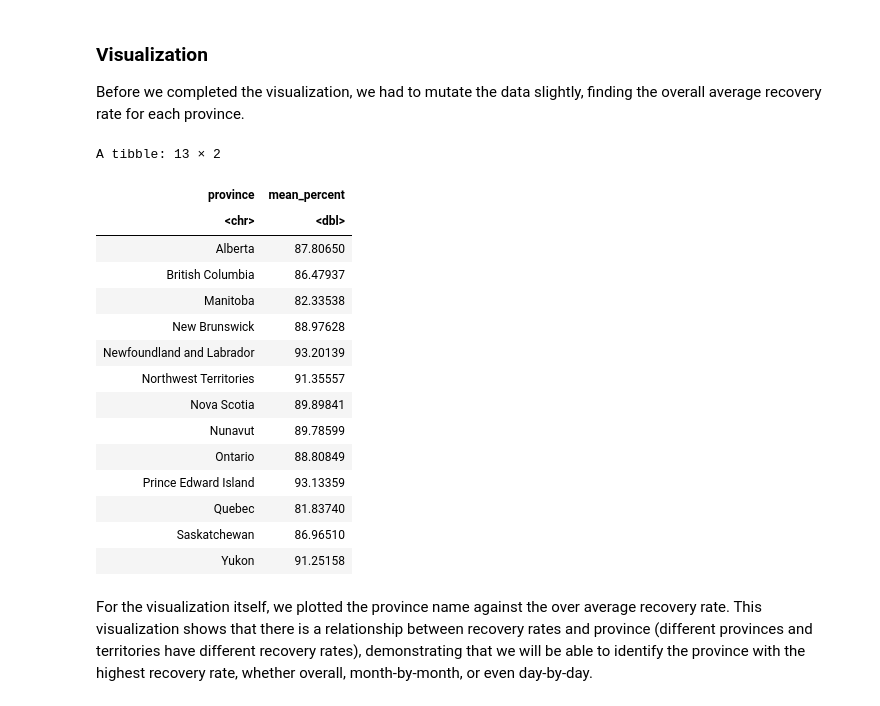
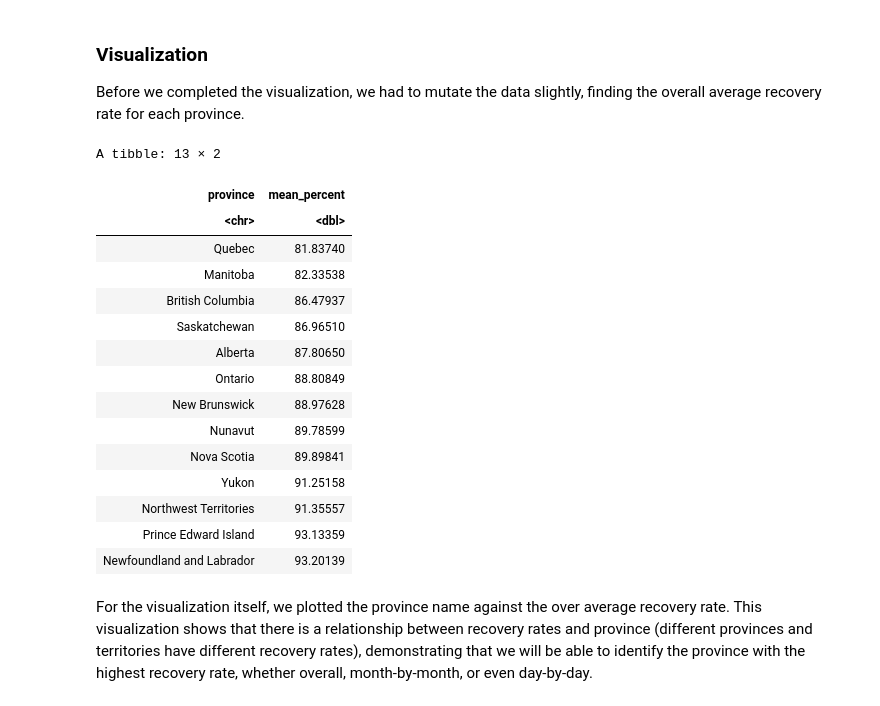
Before and after one commit to mikcblue7/dsci-100-project-group2, a Jupyter notebook: Group-2-Proposal.ipynb, the cells around one changed output. Saved outputs shown, nothing was run; the diff lists cells and outputs as text; code cells hidden in the pictures.

```diff
--- a/Group-2-Proposal.ipynb
+++ b/Group-2-Proposal.ipynb
@@ -192,29 +213,30 @@ Before we completed the visualization, we had to mutate the data slightly, findi
 # %%
 options(repr.plot.width = 10, repr.plot.height = 8)
 options(repr.matrix.max.rows = 15)
 recover_table <- covid_train |>
     mutate(mean_percent = mean(percentrecover, na.rm = TRUE)) |>
     select(province, mean_percent) |>
     group_by(province) |>
-    summarize(mean_percent = mean(mean_percent))
+    summarize(mean_percent = mean(mean_percent)) |>
+    arrange(mean_percent)
 recover_table
 # %% [output]
 A tibble: 13 × 2
 | province | mean_percent |
 | <chr> | <dbl> |
+| Quebec | 81.83740 |
+| Manitoba | 82.33538 |
+| British Columbia | 86.47937 |
+| Saskatchewan | 86.96510 |
 | Alberta | 87.80650 |
-| British Columbia | 86.47937 |
-| Manitoba | 82.33538 |
+| Ontario | 88.80849 |
 | New Brunswick | 88.97628 |
+| Nunavut | 89.78599 |
+| Nova Scotia | 89.89841 |
+| Yukon | 91.25158 |
+| Northwest Territories | 91.35557 |
+| Prince Edward Island | 93.13359 |
 | Newfoundland and Labrador | 93.20139 |
-| Northwest Territories | 91.35557 |
-| Nova Scotia | 89.89841 |
-| Nunavut | 89.78599 |
-| Ontario | 88.80849 |
-| Prince Edward Island | 93.13359 |
-| Quebec | 81.83740 |
-| Saskatchewan | 86.96510 |
-| Yukon | 91.25158 |
 # %% [markdown]
 For the visualization itself, we plotted the province name against the over average recovery rate. This visualization shows that there is a relationship between recovery rates and province (different provinces and territories have different recovery rates), demonstrating that we will be able to identify the province with the highest recovery rate, whether overall, month-by-month, or even day-by-day.
 # %%
```
Also changed, not shown: parts of 5 cells of this notebook.
